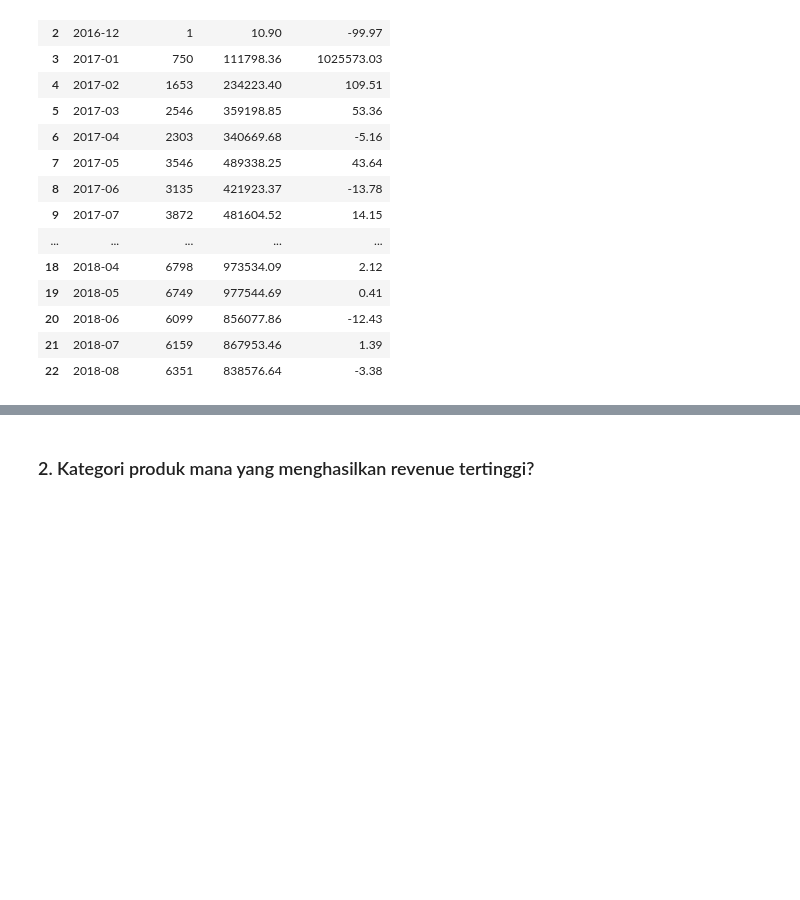
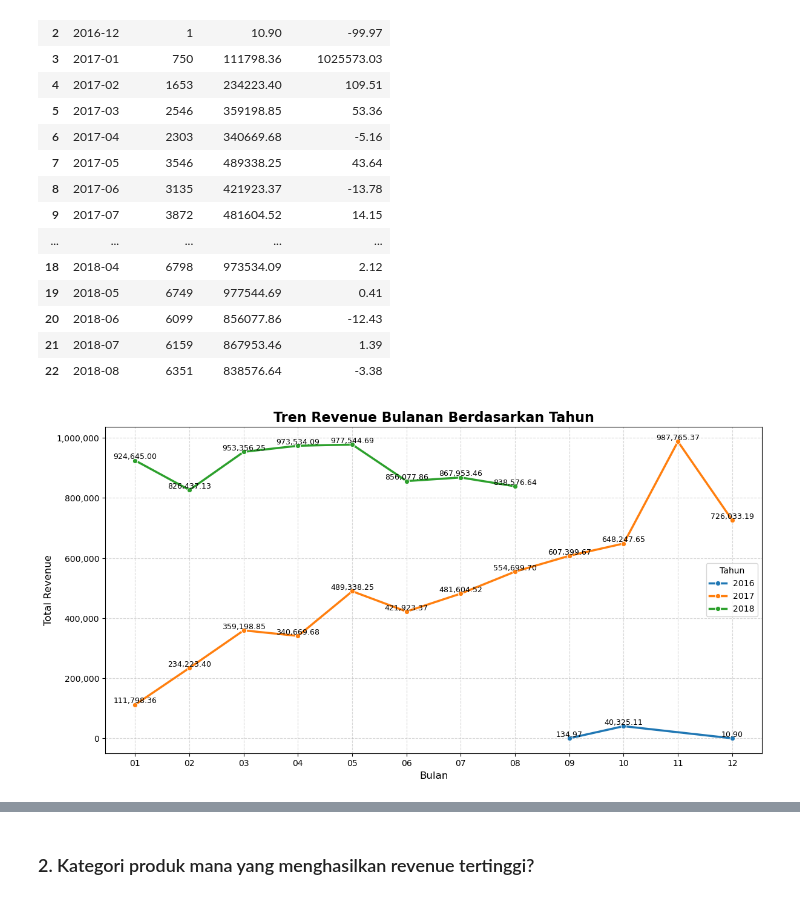
Before and after one commit to adinfir/data-new, a Jupyter notebook: Sales & Revenue.ipynb, the cells around one changed output, grey strips where cells are left out. Drawn from its saved outputs; the diff is of its cells as text; code cells hidden in the pictures; blank space fills up the shorter version.

```diff
--- a/Sales & Revenue.ipynb
+++ b/Sales & Revenue.ipynb
@@ -436,3 +438,50 @@ tren_revenue_bulanan
 | 20 | 2018-06 | 6099 | 856077.86 | -12.43 |
 | 21 | 2018-07 | 6159 | 867953.46 | 1.39 |
 | 22 | 2018-08 | 6351 | 838576.64 | -3.38 |
+# %%
+# Mengambil 4 karakter pertama sebagai 'tahun' (contoh: '2023')
+tren_revenue_bulanan['tahun'] = tren_revenue_bulanan['Periode'].astype(str).str[:4]
+
+# Mengambil 2 karakter terakhir sebagai 'bulan' (contoh: '01')
+tren_revenue_bulanan['bulan'] = tren_revenue_bulanan['Periode'].astype(str).str[-2:]
+
+# MENGURUTKAN DATA DARI BULAN 01 - 12
+tren_revenue_bulanan = tren_revenue_bulanan.sort_values(by='bulan')
+
+plt.figure(figsize=(14, 7))
+
+# Membuat Line Chart
+sns.lineplot(
+    data=tren_revenue_bulanan,
+    x='bulan',
+    y='Total Revenue',
+    hue='tahun',
+    hue_order=['2016', '2017', '2018'],
+    marker='o',
+    linewidth=2.5
+)
+
+# Menambahkan label angka PENUH di setiap titik dengan pemisah ribuan (koma)
+for index, row in tren_revenue_bulanan.iterrows():
+    plt.text(
+        x=row['bulan'],
+        y=row['Total Revenue'],
+        s=f"{row['Total Revenue']:,.2f}",
+        ha='center',
+        va='bottom',
+        fontsize=9,
+        color='black'
+    )
+
+# Mengatur format sumbu Y agar tidak 1e6 dan menampilkan koma
+plt.gca().yaxis.set_major_formatter(ticker.StrMethodFormatter('{x:,.0f}'))
+
+plt.title('Tren Revenue Bulanan Berdasarkan Tahun', fontsize=16, fontweight='bold')
+plt.xlabel('Bulan', fontsize=12)
+plt.ylabel('Total Revenue', fontsize=12)
+plt.legend(title='Tahun')
+plt.grid(True, linestyle='--', alpha=0.5)
+
+plt.show()
+# %% [output]
+[figure, added]
```
Also changed, not shown: parts of 25 cells of this notebook.
